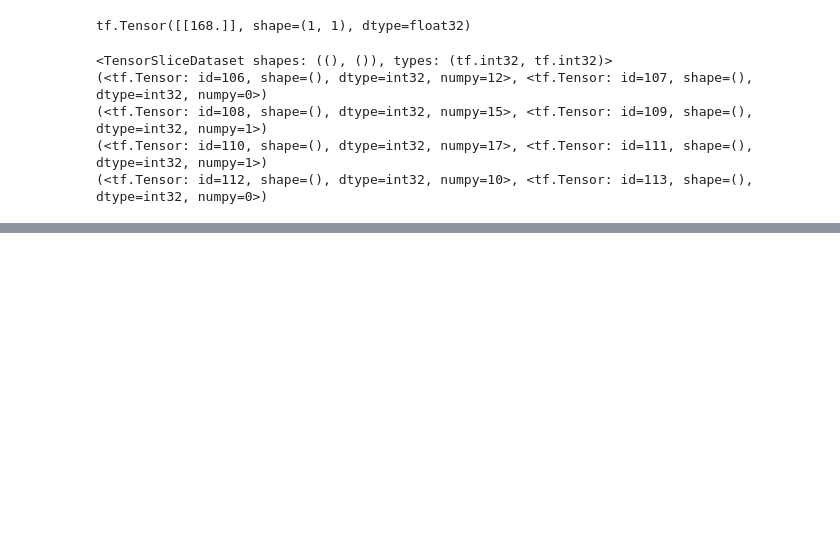
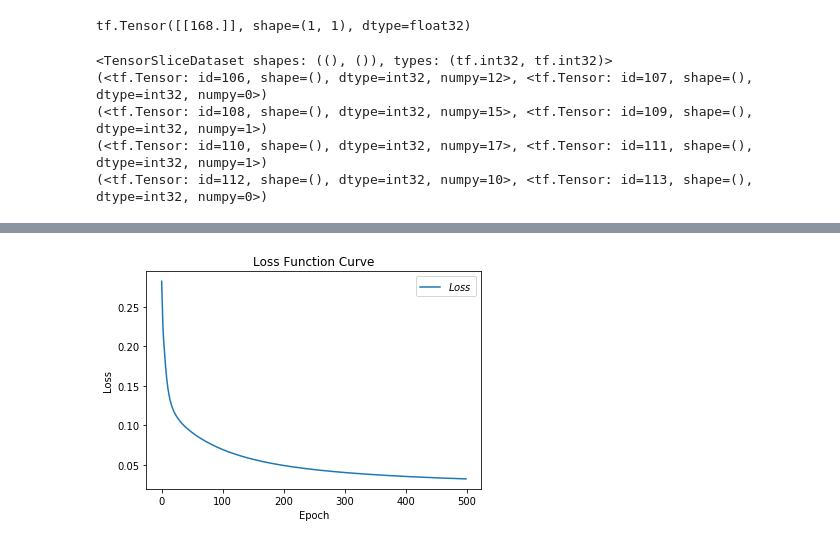
Before and after one commit to lukegood/tensorflow-jupyter-notebook, a Jupyter notebook: TensorFlow笔记-第一讲.ipynb, the cells around one changed output, grey strips where cells are left out. Saved outputs shown, nothing was run; the diff lists cells and outputs as text; code cells hidden in the pictures; blank space fills up the shorter version.

```diff
--- a/TensorFlow笔记-第一讲.ipynb
+++ b/TensorFlow笔记-第一讲.ipynb
@@ -132,0 +173,4 @@ for e in dataset:
+# %%
+y = tf.constant([1.01, 2.01, -0.66])
+y_pro = tf.nn.softmax(y)
+print(y_pro)
@@ -132,0 +206,12 @@ for e in dataset:
+# %%
+x_data = datasets.load_iris().data
+y_data = datasets.load_iris().target
+print(x_data)
+print(y_data)
+
+x_data = DataFrame(x_data, columns = ['花萼长', '花萼宽', '花瓣长', '花瓣宽'])
+pd.set_option('display.unicode.east_asian_width', True)
+print(x_data)
+
+x_data['类别'] = y_data
+print(x_data)
@@ -132,0 +241,78 @@ for e in dataset:
+# %%
+x_data = datasets.load_iris().data
+y_data = datasets.load_iris().target
+
+np.random.seed(116)
+np.random.shuffle(x_data)
+np.random.seed(116)
+np.random.shuffle(y_data)
+tf.random.set_seed(116)
+
+x_train = x_data[:-30]
+y_train = y_data[:-30]
+x_test = x_data[-30:]
+y_test = y_data[-30:]
+
+x_train = tf.cast(x_train, dtype = tf.float32)
+x_test = tf.cast(x_test, dtype = tf.float32)
+
+train_db = tf.data.Dataset.from_tensor_slices((x_train, y_train)).batch(32)
+test_db = tf.data.Dataset.from_tensor_slices((x_test, y_test)).batch(32)
+
+w1 = tf.Variable(tf.random.truncated_normal([4, 3], stddev = 0.1, seed = 1))
+b1 = tf.Variable(tf.random.truncated_normal([3], stddev = 0.1, seed = 1))
+
+lr = 0.1
+train_loss_results = []
+test_acc = []
+epoch = 500
+loss_all = 0
+
+for epoch in range(epoch):
+    for step, (x_train, y_train) in enumerate(train_db):
+        with tf.GradientTape() as tape:
+            y = tf.matmul(x_train, w1) + b1
+            y = tf.nn.softmax(y)
+            y_ = tf.one_hot(y_train, depth = 3)
+            loss = tf.reduce_mean(tf.square(y_-y))
+            loss_all += loss.numpy()
+
+        grads = tape.gradient(loss, [w1, b1])
+
+        w1.assign_sub(lr * grads[0])
+        b1.assign_sub(lr * grads[1])
+
+    print("Epoch.{}, loss:{}".format(epoch, loss_all/4))
+    train_loss_results.append(loss_all/4)
+    loss_all = 0
+
+    total_correct, total_number = 0, 0
+    for x_text, y_test in test_db:
+        y = tf.matmul(x_test, w1) + b1
+        y = tf.nn.softmax(y)
+        pred = tf.argmax(y, axis = 1)
+        pred = tf.cast(pred, dtype = y_test.dtype)
+        correct = tf.cast(tf.equal(pred, y_test), dtype = tf.int32)
+        correct = tf.reduce_sum(correct)
+        total_correct += int(correct)
+        total_number += x_test.shape[0]
+    acc = total_correct/total_number
+    test_acc.append(acc)
+    print("test_acc:", test_acc)
+
+    # 绘制 loss 曲线
+plt.title('Loss Function Curve')  # 图片标题
+plt.xlabel('Epoch')  # x轴变量名称
+plt.ylabel('Loss')  # y轴变量名称
+plt.plot(train_loss_results, label="$Loss$")  # 逐点画出trian_loss_results值并连线，连线图标是Loss
+plt.legend()  # 画出曲线图标
+plt.show()  # 画出图像
+
+# 绘制 Accuracy 曲线
+plt.title('Acc Curve')  # 图片标题
+plt.xlabel('Epoch')  # x轴变量名称
+plt.ylabel('Acc')  # y轴变量名称
+plt.plot(test_acc, label="$Accuracy$")  # 逐点画出test_acc值并连线，连线图标是Accuracy
+plt.legend()
+plt.show()
+# %% [output]
@@ -132,0 +336 @@ for e in dataset:
+[figure, added]
```
Also changed, not shown: parts of 23 cells of this notebook.
